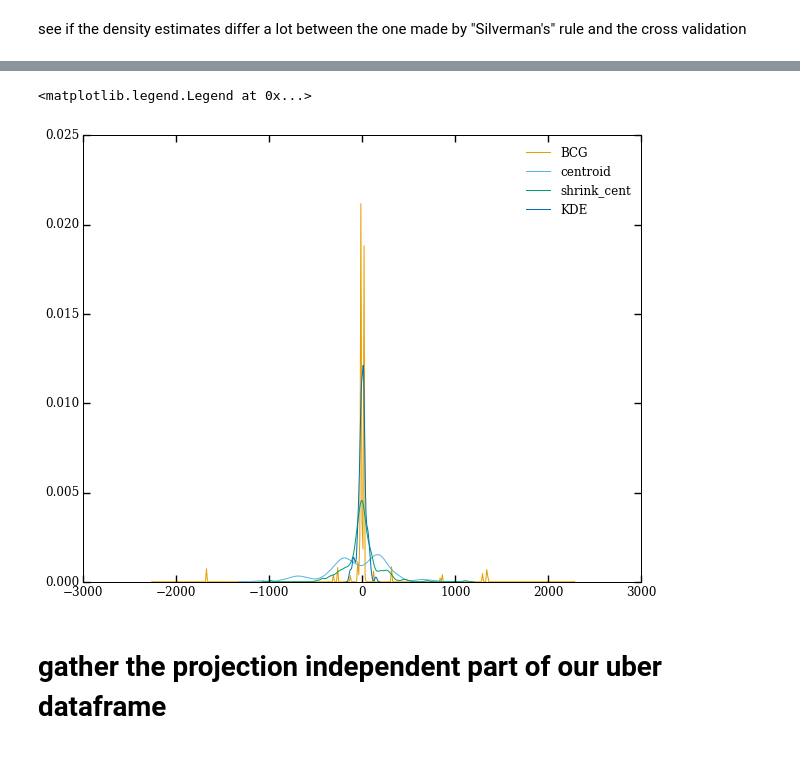
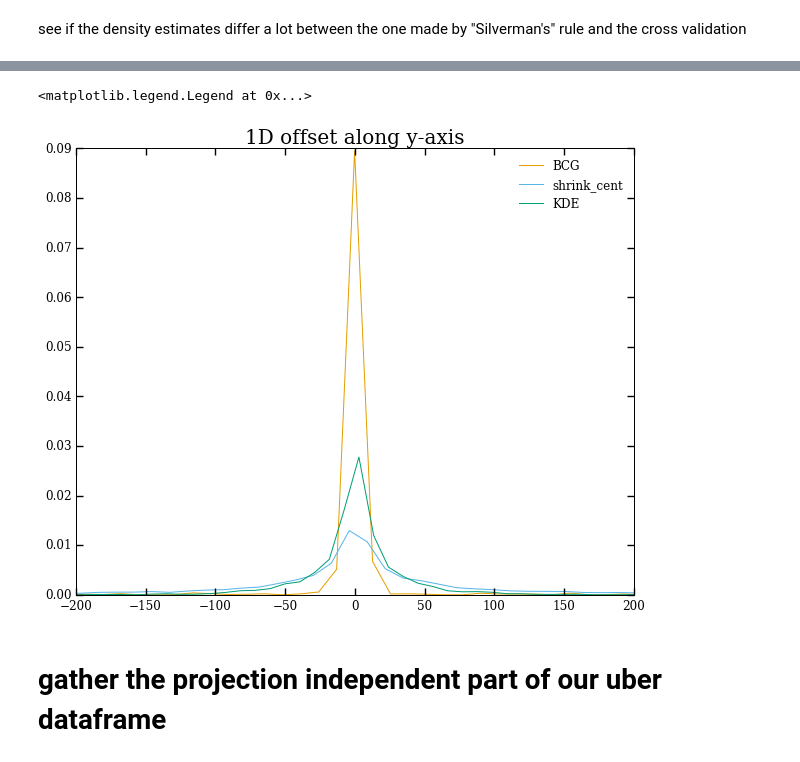
Before and after one commit to karenyyng/galaxy_DM_offset, a Jupyter notebook: code/analyses/fig5_offset_distribution.ipynb, the cells around one changed output, grey strips where cells are left out. Saved outputs shown, nothing was run; the diff lists cells and outputs as text; code cells hidden in the pictures.

```diff
--- a/code/analyses/fig5_offset_distribution.ipynb
+++ b/code/analyses/fig5_offset_distribution.ipynb
@@ -156,25 +163,19 @@ abs_sum_stat_df_list = []
 # %%
-plt.figure(figsize=(15, 15))
-gs = gridspec.GridSpec(
-    4, 2
-)
+plt.figure(figsize=(18, 15))
+gs = gridspec.GridSpec(4, 1)
 gs.update(hspace=0.5, wspace=0.3)
 gs.set_width_ratios([1., 1.])
 # gs.set_height_ratios([1., 1.])
 
-ax_lists = [[plt.subplot(gs[row, col]) for col in range(2)]
+ax_lists = [[plt.subplot(gs[row, col]) for col in range(1)]
             for row in range(4)]
 
 offset_labels = ['BCG', 'centroid', 'shrinking aperture', 'KDE']
 title_on = False
 for i, stat in enumerate(['BCG', u'centroid', u'shrink_cent', u'KDE']):
     ax1 = ax_lists[i][0]
-    sum_stat1 = plotCI.CI_loc_plot(np.array(dom_peak_df[stat]), ax=ax1)
-    ax1.set_xlim(-200, 200)
-
-    ax2 = ax_lists[i][1]
-    sum_stat2 = plotCI.CI_loc_plot(np.abs(dom_peak_df[stat]), ax=ax2)
-    ax2.set_xlim(0, 400)
+    sum_stat1 = plotCI.CI_loc_plot(np.array(dom_peak_df_25[stat]), ax=ax1)
+    ax1.set_xlim(0, 400)
 
     ax1.set_ylabel('PDF')
     ax1.set_xlabel(offset_labels[i] + ' offset in kpc')
@@ -186,16 +187,6 @@ for i, stat in enumerate(['BCG', u'centroid', u'shrink_cent', u'KDE']):
                 )
     sum_stat_df_list.append(pd.DataFrame(sum_stat1, index=[stat]))
 
-    ax2.set_ylabel('PDF')
-    ax2.set_xlabel('absolute ' + offset_labels[i] + ' offset in kpc')
-    if title_on:
-        ax2.set_title(stat +
-                 " loc={0:.0f} $\pm$ {1:.0f}, {2:.0f}, {3:.0f}, {4:.0f}".format(
-                 sum_stat2['loc'], sum_stat2['low68'], sum_stat2['up68'],
-                 sum_stat2['low95'], sum_stat2['up95'])
-            )
-    abs_sum_stat_df_list.append(pd.DataFrame(sum_stat2, index=[stat]))
-
 plt.savefig('../../paper/figures/finalized/Fig5_offset_distribution.png',
             bbox_inches='tight')
 # %% [output]
@@ -226,3 +217,14 @@ sum_stat_df.ix['BCG', 'loc']
 # %% [markdown]
 see if the density estimates differ a lot between the one made by "Silverman's" rule and
 the cross validation
+# %%
+plt.
+for stat in ['BCG', u'centroid', u'shrink_cent', u'KDE']:
+
+    fhat = get_KDE.do_1D_KDE(np.array(dom_peak_df["Delta_x_" + stat]),
+                             convert_to_py_format=True)
+    plt.plot(fhat['eval_points'], fhat['estimate'], label=stat)
+
+plt.xlim(-400, 400)
+plt.title('1D offset along x-axis')
+plt.legend()
@@ -229,15 +239,15 @@ the cross validation
 # %%
-for stat in ['BCG', u'centroid', u'shrink_cent', u'KDE']:
-
-    fhat = get_KDE.do_1D_KDE(np.array(dom_peak_df[stat]),
+for stat in ['BCG', u'shrink_cent', u'KDE']:
+    fhat = get_KDE.do_1D_KDE(np.array(dom_peak_df["Delta_y_" + stat]),
                              convert_to_py_format=True)
     plt.plot(fhat['eval_points'], fhat['estimate'], label=stat)
 
-
+plt.xlim(-200, 200)
+plt.title('1D offset along y-axis')
 plt.legend()
 # %% [output]
 <matplotlib.legend.Legend at 0x...>
-[figure, old version]
+[figure, new version]
 # %% [markdown]
 # gather the projection independent part of our uber dataframe
 # %%
```
Also changed, not shown: parts of 26 cells of this notebook, 10 other files.
